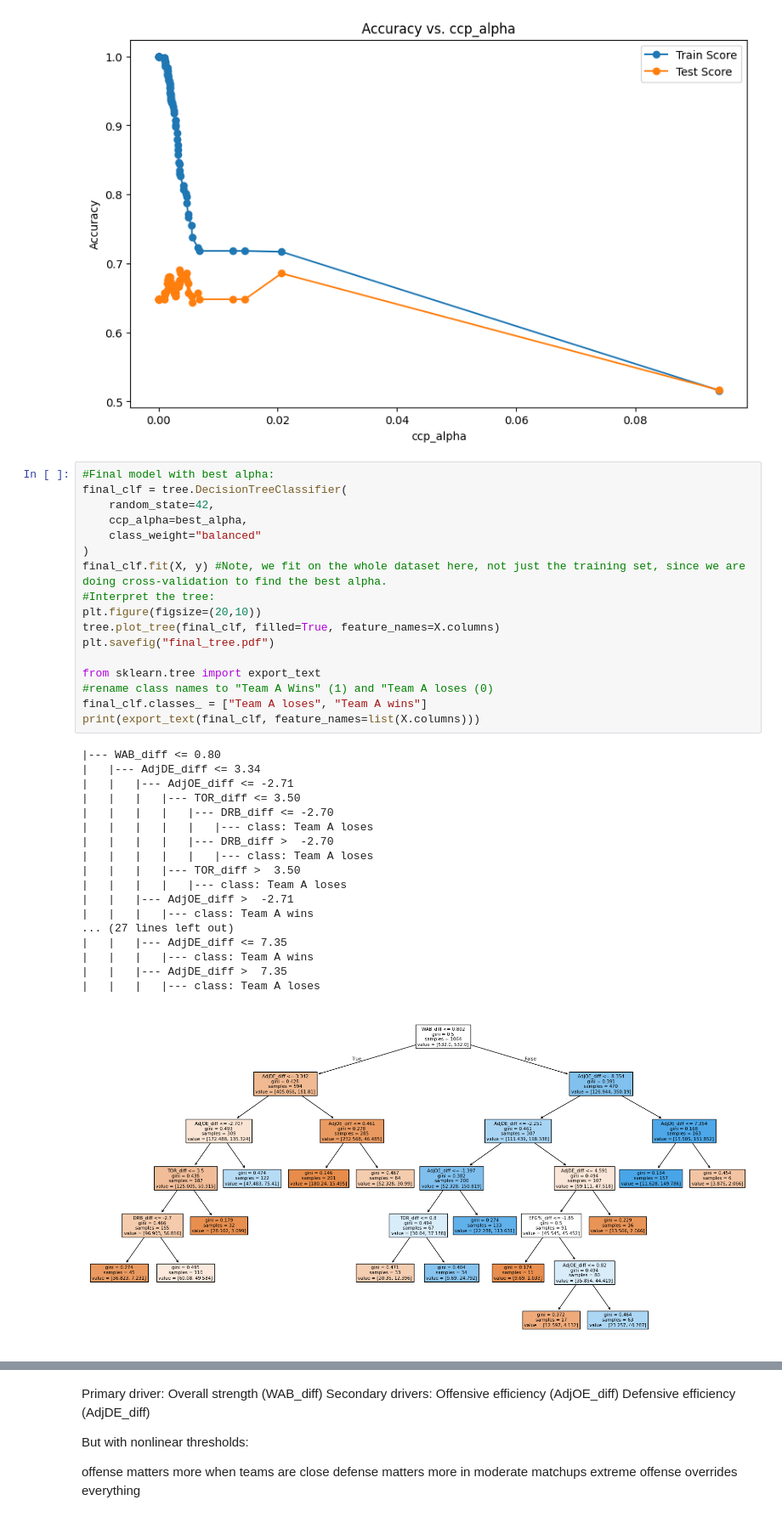
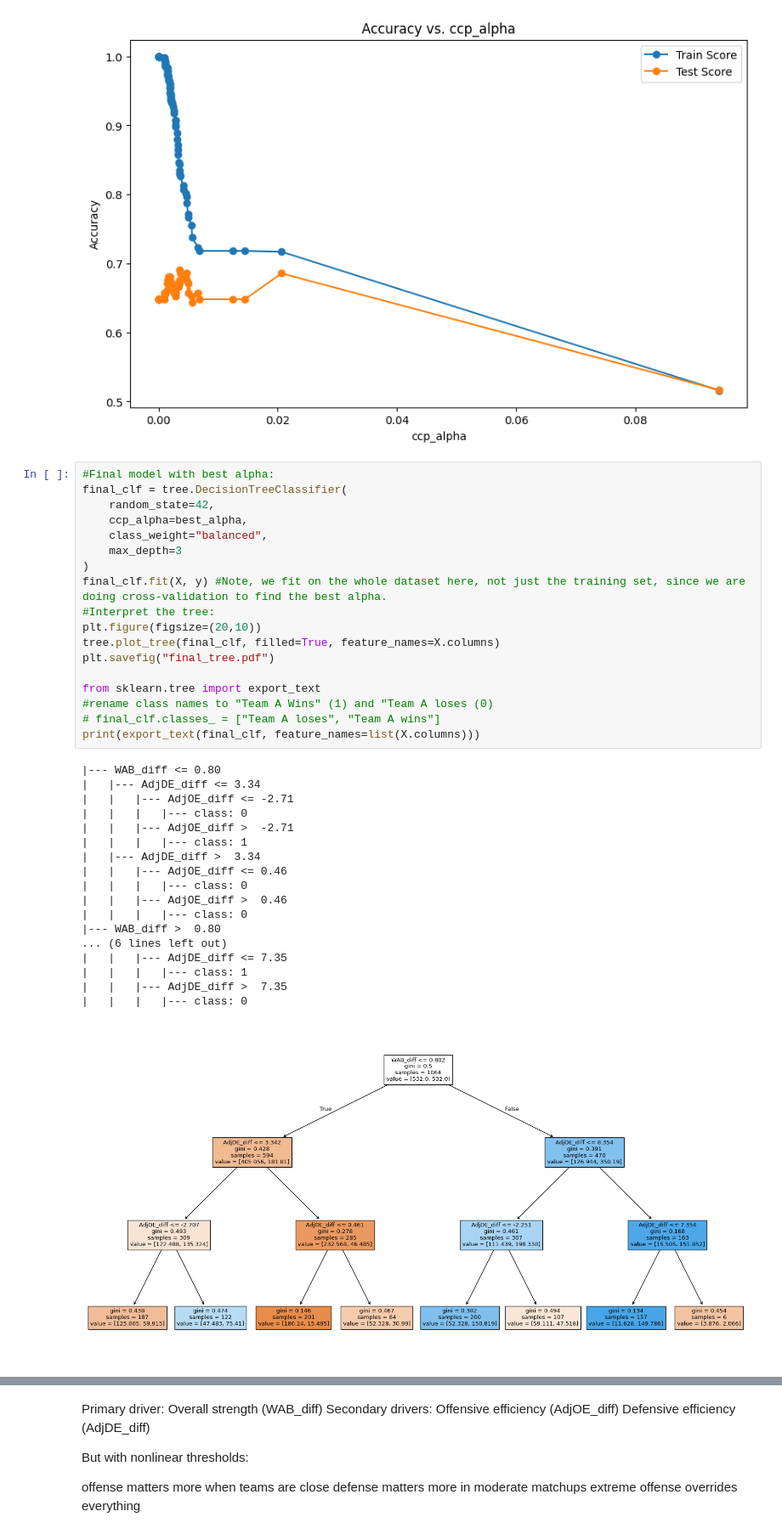
Before and after one commit to joshuasanty/March-Madness-Picks-Statistics, a Jupyter notebook: bart_torvik_data_model/Presentation/tree.ipynb, the cells around one changed output, grey strips where cells are left out. Shown at 85% size. Cells and saved outputs as stored; diff of their text form.

```diff
--- a/bart_torvik_data_model/Presentation/tree.ipynb
+++ b/bart_torvik_data_model/Presentation/tree.ipynb
@@ -233,36 +365,37 @@ Best ccp_alpha: 0.0035694145247082715
 # %%
 #Final model with best alpha:
 final_clf = tree.DecisionTreeClassifier(
     random_state=42,
     ccp_alpha=best_alpha,
-    class_weight="balanced"
+    class_weight="balanced",
+    max_depth=3
 )
 final_clf.fit(X, y) #Note, we fit on the whole dataset here, not just the training set, since we are doing cross-validation to find the best alpha.
 #Interpret the tree:
 plt.figure(figsize=(20,10))
 tree.plot_tree(final_clf, filled=True, feature_names=X.columns)
 plt.savefig("final_tree.pdf")
 
 from sklearn.tree import export_text
 #rename class names to "Team A Wins" (1) and "Team A loses (0)
-final_clf.classes_ = ["Team A loses", "Team A wins"]
+# final_clf.classes_ = ["Team A loses", "Team A wins"]
 print(export_text(final_clf, feature_names=list(X.columns)))
 # %% [output]
 |--- WAB_diff <= 0.80
 |   |--- AdjDE_diff <= 3.34
 |   |   |--- AdjOE_diff <= -2.71
-|   |   |   |--- TOR_diff <= 3.50
-|   |   |   |   |--- DRB_diff <= -2.70
-|   |   |   |   |   |--- class: Team A loses
-|   |   |   |   |--- DRB_diff >  -2.70
-|   |   |   |   |   |--- class: Team A loses
-|   |   |   |--- TOR_diff >  3.50
-|   |   |   |   |--- class: Team A loses
+|   |   |   |--- class: 0
 |   |   |--- AdjOE_diff >  -2.71
-|   |   |   |--- class: Team A wins
-... (27 lines left out)
+|   |   |   |--- class: 1
+|   |--- AdjDE_diff >  3.34
+|   |   |--- AdjOE_diff <= 0.46
+|   |   |   |--- class: 0
+|   |   |--- AdjOE_diff >  0.46
+|   |   |   |--- class: 0
+|--- WAB_diff >  0.80
+... (6 lines left out)
 |   |   |--- AdjDE_diff <= 7.35
-|   |   |   |--- class: Team A wins
+|   |   |   |--- class: 1
 |   |   |--- AdjDE_diff >  7.35
-|   |   |   |--- class: Team A loses
+|   |   |   |--- class: 0
-[figure, old version]
+[figure, new version]
```
Also changed, not shown: parts of 10 cells of this notebook, 8 other files.
